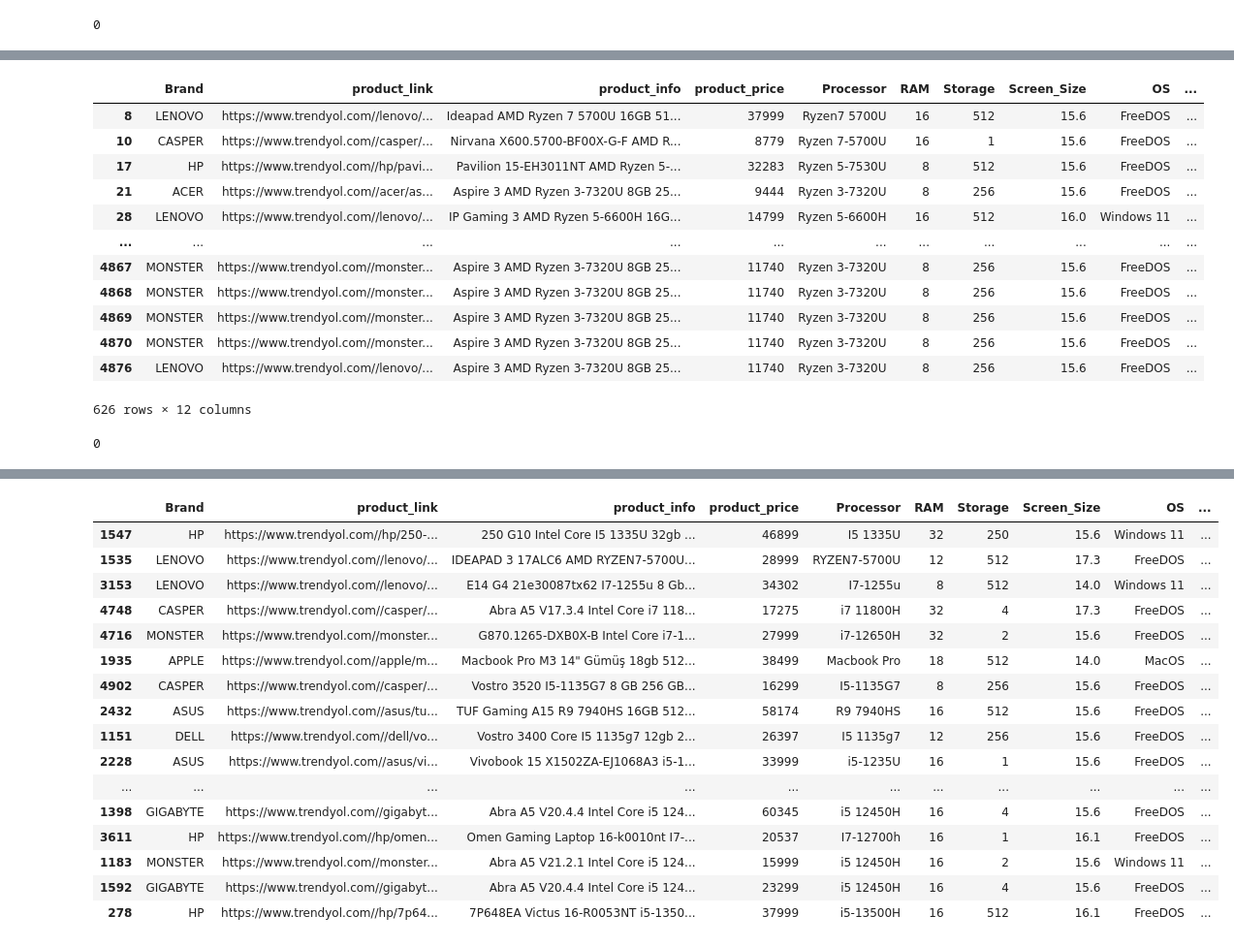
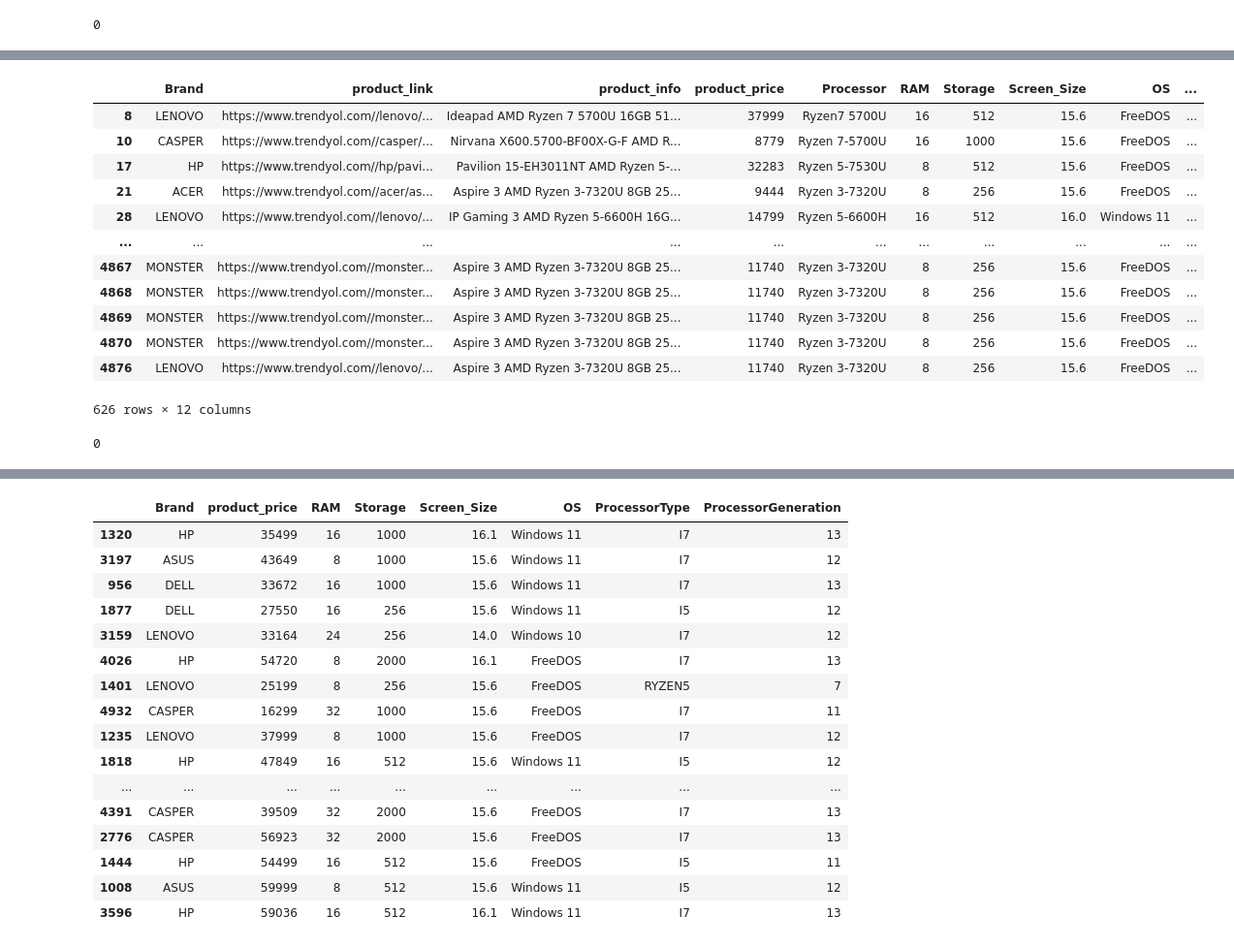
Before and after one commit to alicolak46/Techpro-Public-Projects, a Jupyter notebook: Laptop/Laptop_EDA.ipynb, the cells around one changed output, grey strips where cells are left out. Shown at 97% size. Drawn from its saved outputs; the diff is of its cells as text; code cells hidden in the pictures.

```diff
--- a/Laptop/Laptop_EDA.ipynb
+++ b/Laptop/Laptop_EDA.ipynb
@@ -403,6 +401,12 @@ memory usage: 226.3+ KB
 #Storage sütunu oluşturalım.
 
 df['Storage'] = df['product_info'].str.extract(r'\b(120|128|240|250|256|512|500|1|2|4)\s?([GgTt][Bb])?\s*(SSD|ssd|Ssd|SD)?\b')[0]
+# 'Storage' sütununu önce sayısal bir tipe dönüştür
+df['Storage'] = pd.to_numeric(df['Storage'], errors='coerce')
+
+# Değerleri replace fonksiyonu ile güncelle. Burada TB olan değerleri GB a çevirdik.
+df['Storage'] = df['Storage'].replace({1: 1000, 2: 2000, 4: 4000})
+
 df.sample(5)
 # %% [output]
 |  | Brand | product_link | product_info | product_price | Processor | RAM | Storage |
@@ -739,9 +752,9 @@ nan_rows = df[df['ProcessorModel'].isna()]
 # product_link sütununu kontrol ederek ProcessorModel sütununu güncelleyin
 for index, row in nan_rows.iterrows():
     if 'mac' in row['product_link'].lower():
-        df.at[index, 'ProcessorModel'] = "2"   #bunun yerine None yazılabilirdi ama int yapmak için yazdık
+        df.at[index, 'ProcessorModel'] = "12"   #bunun yerine None yazılabilirdi ama int yapmak için yazdık
     else:
         df.at[index, 'ProcessorModel'] = "13"
 
-# burada macbook olanlara karar verilmeli genelde 2. nesil ama macbookun 2. nesli ile intel aynı değil
+# burada macbook olanlara karar verilmeli biz 12 atadık
 # %%
@@ -786,7 +778,7 @@ df[df.Processor.str.contains("Ryz")]
 # %% [output]
 |  | Brand | product_link | product_info | product_price | Processor | RAM | Storage | Screen_Size | OS | ... |
 | 8 | LENOVO | https://www.trendyol.com//lenovo/... | Ideapad AMD Ryzen 7 5700U 16GB 51... | 37999 | Ryzen7 5700U | 16 | 512 | 15.6 | FreeDOS | ... |
-| 10 | CASPER | https://www.trendyol.com//casper/... | Nirvana X600.5700-BF00X-G-F AMD R... | 8779 | Ryzen 7-5700U | 16 | 1 | 15.6 | FreeDOS | ... |
+| 10 | CASPER | https://www.trendyol.com//casper/... | Nirvana X600.5700-BF00X-G-F AMD R... | 8779 | Ryzen 7-5700U | 16 | 1000 | 15.6 | FreeDOS | ... |
 | 17 | HP | https://www.trendyol.com//hp/pavi... | Pavilion 15-EH3011NT AMD Ryzen 5-... | 32283 | Ryzen 5-7530U | 8 | 512 | 15.6 | FreeDOS | ... |
 | 21 | ACER | https://www.trendyol.com//acer/as... | Aspire 3 AMD Ryzen 3-7320U 8GB 25... | 9444 | Ryzen 3-7320U | 8 | 256 | 15.6 | FreeDOS | ... |
 | 28 | LENOVO | https://www.trendyol.com//lenovo/... | IP Gaming 3 AMD Ryzen 5-6600H 16G... | 14799 | Ryzen 5-6600H | 16 | 512 | 16.0 | Windows 11 | ... |
@@ -826,25 +818,25 @@ Data columns (total 12 columns):
 dtypes: float64(1), int32(4), object(7)
 memory usage: 543.4+ KB
 # %%
-#ProcessorModel sütununu droplayalım. Daha sonra Processor sütunu da atılabilir.
+# product_link,product_info,Processor,ProcessorModel sütunlarını droplayalım.
 
-df = df.drop('ProcessorModel', axis=1)
+df = df.drop(["product_link","product_info","Processor",'ProcessorModel'], axis=1)
 df.sample(45)
 # %% [output]
-|  | Brand | product_link | product_info | product_price | Processor | RAM | Storage | Screen_Size | OS | ... |
-| 1547 | HP | https://www.trendyol.com//hp/250-... | 250 G10 Intel Core I5 1335U 32gb ... | 46899 | I5 1335U | 32 | 250 | 15.6 | Windows 11 | ... |
-| 1535 | LENOVO | https://www.trendyol.com//lenovo/... | IDEAPAD 3 17ALC6 AMD RYZEN7-5700U... | 28999 | RYZEN7-5700U | 12 | 512 | 17.3 | FreeDOS | ... |
-| 3153 | LENOVO | https://www.trendyol.com//lenovo/... | E14 G4 21e30087tx62 I7-1255u 8 Gb... | 34302 | I7-1255u | 8 | 512 | 14.0 | Windows 11 | ... |
-| 4748 | CASPER | https://www.trendyol.com//casper/... | Abra A5 V17.3.4 Intel Core i7 118... | 17275 | i7 11800H | 32 | 4 | 17.3 | FreeDOS | ... |
-| 4716 | MONSTER | https://www.trendyol.com//monster... | G870.1265-DXB0X-B Intel Core i7-1... | 27999 | i7-12650H | 32 | 2 | 15.6 | FreeDOS | ... |
-| 1935 | APPLE | https://www.trendyol.com//apple/m... | Macbook Pro M3 14" Gümüş 18gb 512... | 38499 | Macbook Pro | 18 | 512 | 14.0 | MacOS | ... |
-| 4902 | CASPER | https://www.trendyol.com//casper/... | Vostro 3520 I5-1135G7 8 GB 256 GB... | 16299 | I5-1135G7 | 8 | 256 | 15.6 | FreeDOS | ... |
-| 2432 | ASUS | https://www.trendyol.com//asus/tu... | TUF Gaming A15 R9 7940HS 16GB 512... | 58174 | R9 7940HS | 16 | 512 | 15.6 | FreeDOS | ... |
-| 1151 | DELL | https://www.trendyol.com//dell/vo... | Vostro 3400 Core I5 1135g7 12gb 2... | 26397 | I5 1135g7 | 12 | 256 | 15.6 | FreeDOS | ... |
-| 2228 | ASUS | https://www.trendyol.com//asus/vi... | Vivobook 15 X1502ZA-EJ1068A3 i5-1... | 33999 | i5-1235U | 16 | 1 | 15.6 | FreeDOS | ... |
-| ... | ... | ... | ... | ... | ... | ... | ... | ... | ... | ... |
-| 1398 | GIGABYTE | https://www.trendyol.com//gigabyt... | Abra A5 V20.4.4 Intel Core i5 124... | 60345 | i5 12450H | 16 | 4 | 15.6 | FreeDOS | ... |
-| 3611 | HP | https://www.trendyol.com//hp/omen... | Omen Gaming Laptop 16-k0010nt I7-... | 20537 | I7-12700h | 16 | 1 | 16.1 | FreeDOS | ... |
-| 1183 | MONSTER | https://www.trendyol.com//monster... | Abra A5 V21.2.1 Intel Core i5 124... | 15999 | i5 12450H | 16 | 2 | 15.6 | Windows 11 | ... |
-| 1592 | GIGABYTE | https://www.trendyol.com//gigabyt... | Abra A5 V20.4.4 Intel Core i5 124... | 23299 | i5 12450H | 16 | 4 | 15.6 | FreeDOS | ... |
-| 278 | HP | https://www.trendyol.com//hp/7p64... | 7P648EA Victus 16-R0053NT i5-1350... | 37999 | i5-13500H | 16 | 512 | 16.1 | FreeDOS | ... |
+|  | Brand | product_price | RAM | Storage | Screen_Size | OS | ProcessorType | ProcessorGeneration |
+| 1320 | HP | 35499 | 16 | 1000 | 16.1 | Windows 11 | I7 | 13 |
+| 3197 | ASUS | 43649 | 8 | 1000 | 15.6 | Windows 11 | I7 | 12 |
+| 956 | DELL | 33672 | 16 | 1000 | 15.6 | Windows 11 | I7 | 13 |
+| 1877 | DELL | 27550 | 16 | 256 | 15.6 | Windows 11 | I5 | 12 |
+| 3159 | LENOVO | 33164 | 24 | 256 | 14.0 | Windows 10 | I7 | 12 |
+| 4026 | HP | 54720 | 8 | 2000 | 16.1 | FreeDOS | I7 | 13 |
+| 1401 | LENOVO | 25199 | 8 | 256 | 15.6 | FreeDOS | RYZEN5 | 7 |
+| 4932 | CASPER | 16299 | 32 | 1000 | 15.6 | FreeDOS | I7 | 11 |
+| 1235 | LENOVO | 37999 | 8 | 1000 | 15.6 | FreeDOS | I7 | 12 |
+| 1818 | HP | 47849 | 16 | 512 | 15.6 | Windows 11 | I5 | 12 |
+| ... | ... | ... | ... | ... | ... | ... | ... | ... |
+| 4391 | CASPER | 39509 | 32 | 2000 | 15.6 | FreeDOS | I7 | 13 |
+| 2776 | CASPER | 56923 | 32 | 2000 | 15.6 | FreeDOS | I7 | 13 |
+| 1444 | HP | 54499 | 16 | 512 | 15.6 | FreeDOS | I5 | 11 |
+| 1008 | ASUS | 59999 | 8 | 512 | 15.6 | Windows 11 | I5 | 12 |
+| 3596 | HP | 59036 | 16 | 512 | 16.1 | Windows 11 | I7 | 13 |
```
Also changed, not shown: parts of 29 cells of this notebook.
